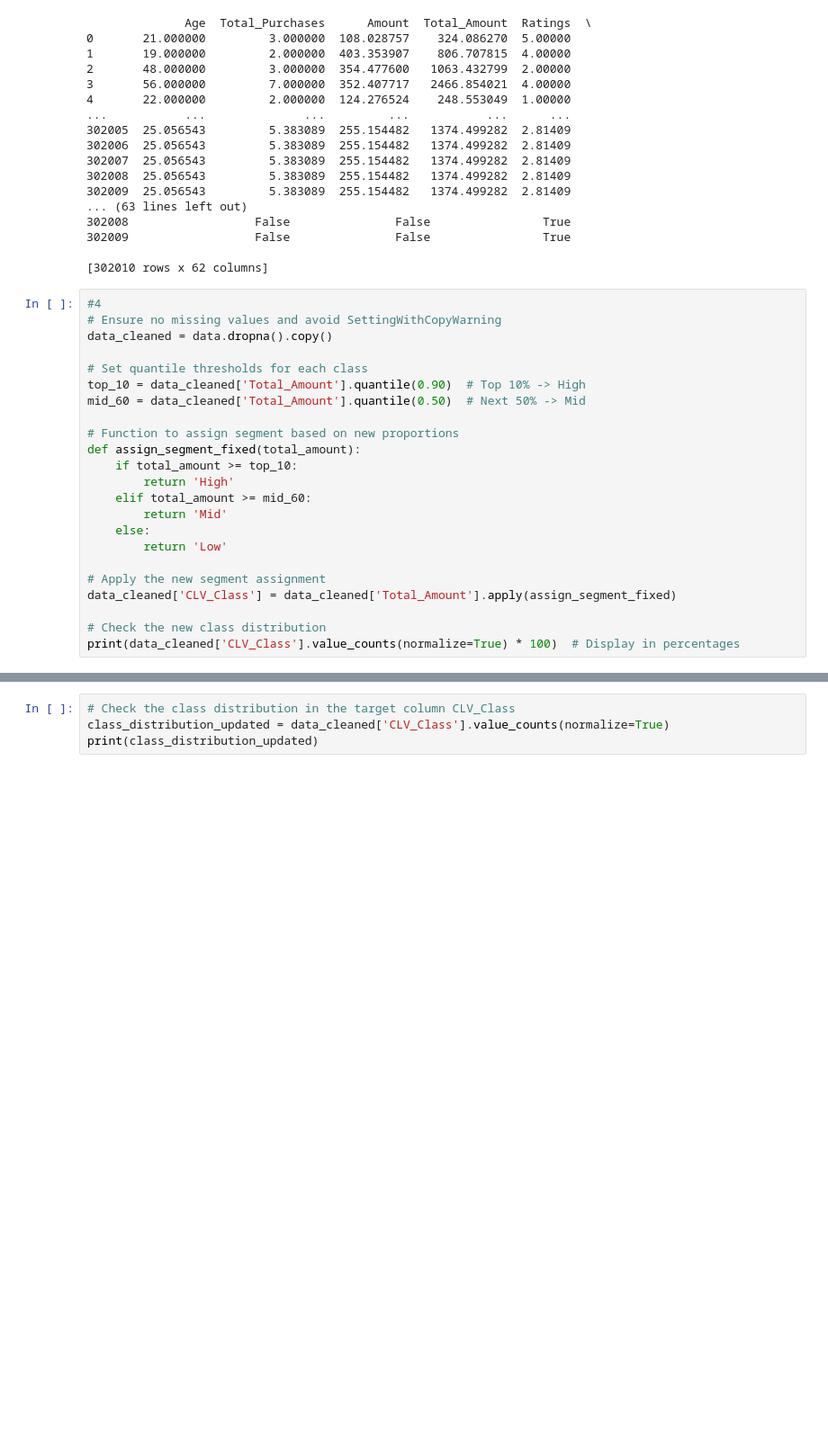
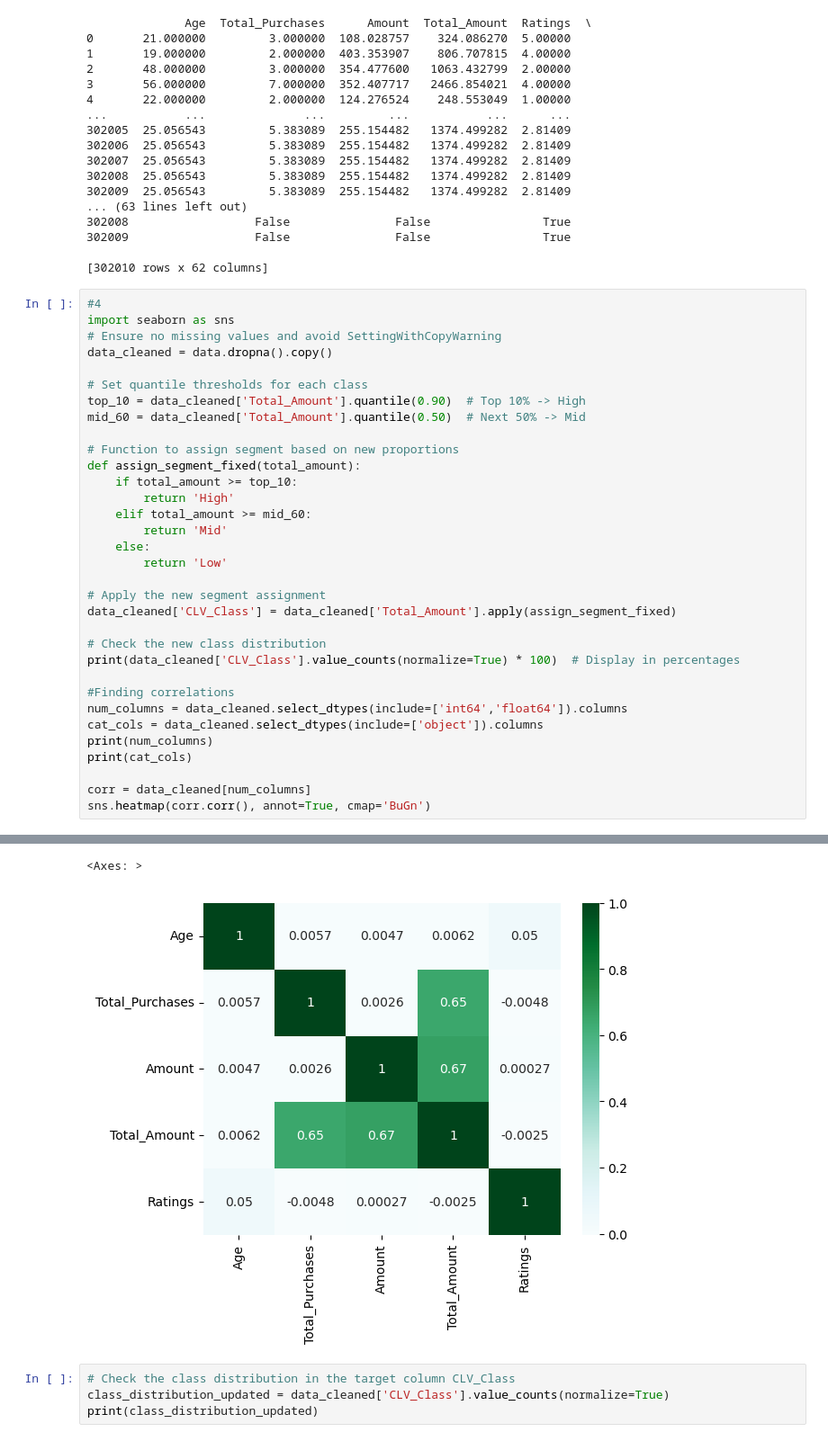
Before and after one commit to Tarunarya232/CLV_Project_ML, a Jupyter notebook: CLV_Sup_algorithms/CLV_algos.ipynb, the cells around one changed output, grey strips where cells are left out. Shown: that part at 90% size. Drawn from its saved outputs; the diff is of its cells as text; blank space fills up the shorter version.

```diff
--- a/CLV_Sup_algorithms/CLV_algos.ipynb
+++ b/CLV_Sup_algorithms/CLV_algos.ipynb
@@ -124,6 +124,7 @@ print(data)
 [302010 rows x 62 columns]
 # %%
 #4
+import seaborn as sns
 # Ensure no missing values and avoid SettingWithCopyWarning
 data_cleaned = data.dropna().copy()
 
@@ -145,6 +146,15 @@ data_cleaned['CLV_Class'] = data_cleaned['Total_Amount'].apply(assign_segment_fi
 
 # Check the new class distribution
 print(data_cleaned['CLV_Class'].value_counts(normalize=True) * 100)  # Display in percentages
+
+#Finding correlations
+num_columns = data_cleaned.select_dtypes(include=['int64','float64']).columns
+cat_cols = data_cleaned.select_dtypes(include=['object']).columns
+print(num_columns)
+print(cat_cols)
+
+corr = data_cleaned[num_columns]
+sns.heatmap(corr.corr(), annot=True, cmap='BuGn')
 # %% [output]
 CLV_Class
 Mid     70.314228
@@ -154,3 +166,5 @@ Name: proportion, dtype: float64
+<Axes: >
+[figure, added]
 # %%
 # Check the class distribution in the target column CLV_Class
 class_distribution_updated = data_cleaned['CLV_Class'].value_counts(normalize=True)
```
Also changed, not shown: parts of 6 cells of this notebook.
